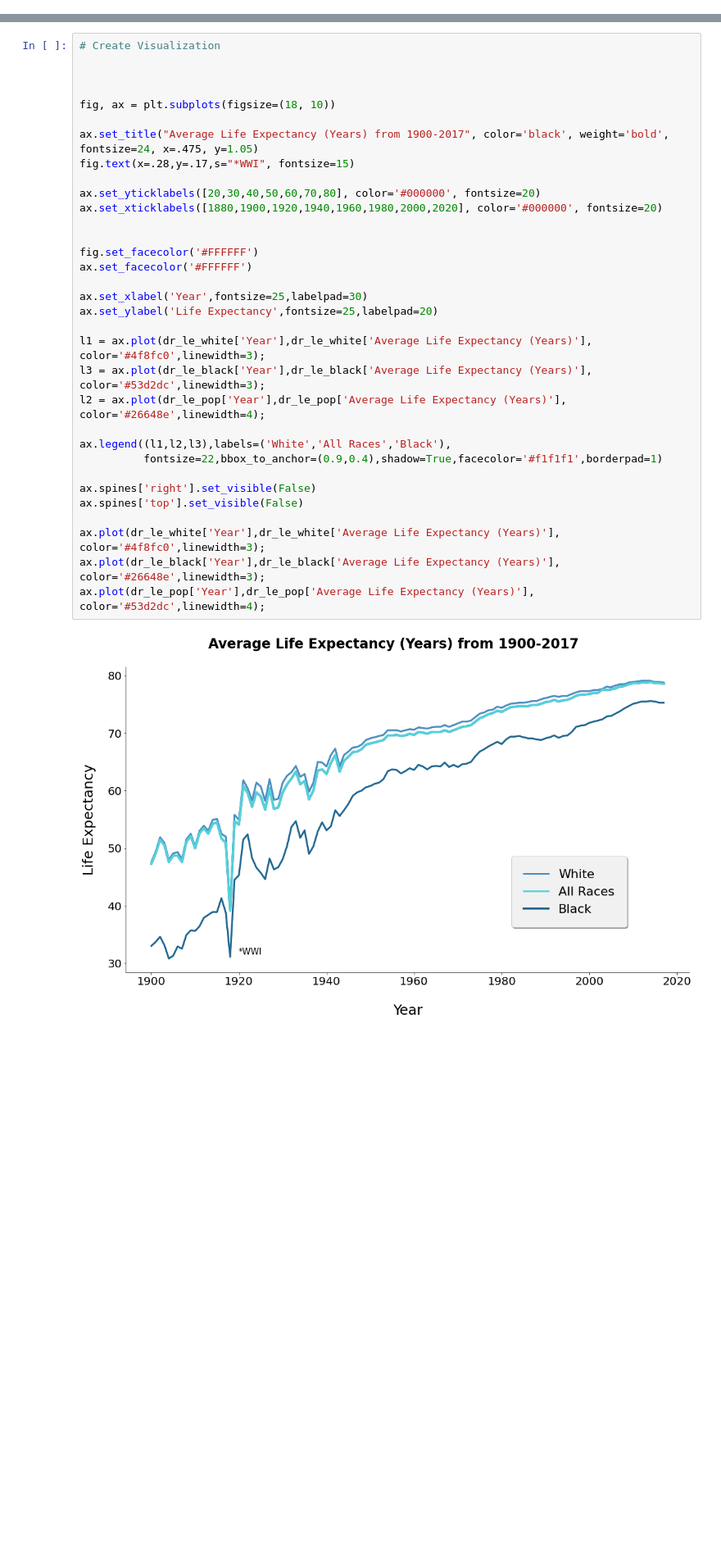
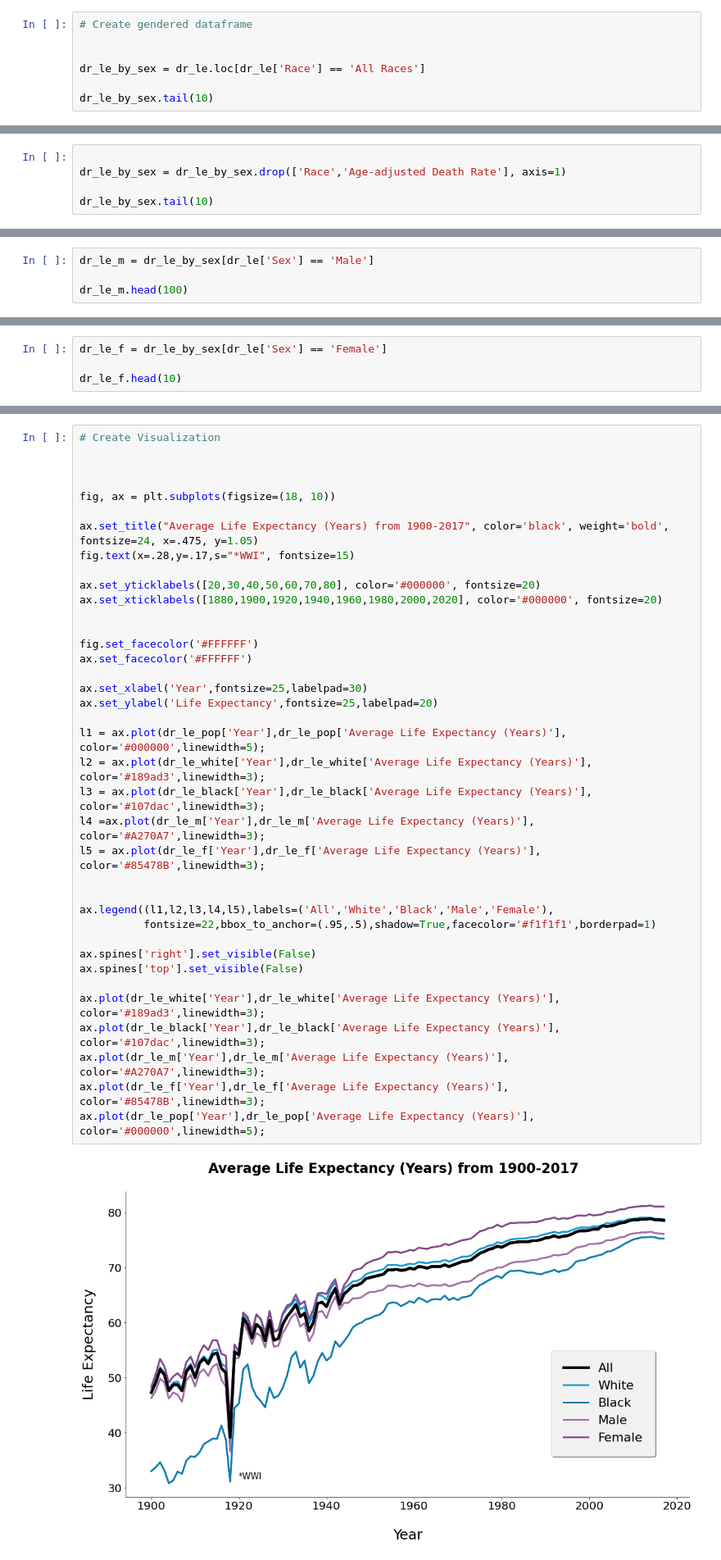
Before and after one commit to KristineYW/DS15-Unit-1-Build, a Jupyter notebook: Build_Week_1_Vis_1_LE.ipynb, the cells around one changed output, grey strips where cells are left out. Shown at 82% size. Drawn from its saved outputs; the diff is of its cells as text; blank space fills up the shorter version.

```diff
--- a/Build_Week_1_Vis_1_LE.ipynb
+++ b/Build_Week_1_Vis_1_LE.ipynb
@@ -190,3 +190,10 @@ dr_le_black.head(10)
 | 361 | 1907 | Black | 32.5 |
 | 362 | 1908 | Black | 34.9 |
 | 363 | 1909 | Black | 35.7 |
+# %%
+# Create gendered dataframe
+
+
+dr_le_by_sex = dr_le.loc[dr_le['Race'] == 'All Races']
+
+dr_le_by_sex.tail(10)
@@ -192,0 +212,5 @@ dr_le_black.head(10)
+# %%
+
+dr_le_by_sex = dr_le_by_sex.drop(['Race','Age-adjusted Death Rate'], axis=1)
+
+dr_le_by_sex.tail(10)
@@ -192,0 +229,4 @@ dr_le_black.head(10)
+# %%
+dr_le_m = dr_le_by_sex[dr_le['Sex'] == 'Male']
+
+dr_le_m.head(100)
@@ -192,0 +247,4 @@ dr_le_black.head(10)
+# %%
+dr_le_f = dr_le_by_sex[dr_le['Sex'] == 'Female']
+
+dr_le_f.head(10)
@@ -193,35 +263,40 @@ dr_le_black.head(10)
 # %%
 # Create Visualization
 
 
 
 fig, ax = plt.subplots(figsize=(18, 10))
 
 ax.set_title("Average Life Expectancy (Years) from 1900-2017", color='black', weight='bold', fontsize=24, x=.475, y=1.05)
 fig.text(x=.28,y=.17,s="*WWI", fontsize=15)
 
 ax.set_yticklabels([20,30,40,50,60,70,80], color='#000000', fontsize=20)
 ax.set_xticklabels([1880,1900,1920,1940,1960,1980,2000,2020], color='#000000', fontsize=20)
 
 
 fig.set_facecolor('#FFFFFF')
 ax.set_facecolor('#FFFFFF')
 
 ax.set_xlabel('Year',fontsize=25,labelpad=30)
 ax.set_ylabel('Life Expectancy',fontsize=25,labelpad=20)
 
-l1 = ax.plot(dr_le_white['Year'],dr_le_white['Average Life Expectancy (Years)'], color='#4f8fc0',linewidth=3);
-l3 = ax.plot(dr_le_black['Year'],dr_le_black['Average Life Expectancy (Years)'], color='#53d2dc',linewidth=3);
-l2 = ax.plot(dr_le_pop['Year'],dr_le_pop['Average Life Expectancy (Years)'], color='#26648e',linewidth=4);
+l1 = ax.plot(dr_le_pop['Year'],dr_le_pop['Average Life Expectancy (Years)'], color='#000000',linewidth=5);
+l2 = ax.plot(dr_le_white['Year'],dr_le_white['Average Life Expectancy (Years)'], color='#189ad3',linewidth=3);
+l3 = ax.plot(dr_le_black['Year'],dr_le_black['Average Life Expectancy (Years)'], color='#107dac',linewidth=3);
+l4 =ax.plot(dr_le_m['Year'],dr_le_m['Average Life Expectancy (Years)'], color='#A270A7',linewidth=3);
+l5 = ax.plot(dr_le_f['Year'],dr_le_f['Average Life Expectancy (Years)'], color='#85478B',linewidth=3);
 
-ax.legend((l1,l2,l3),labels=('White','All Races','Black'),
-          fontsize=22,bbox_to_anchor=(0.9,0.4),shadow=True,facecolor='#f1f1f1',borderpad=1)
+
+ax.legend((l1,l2,l3,l4,l5),labels=('All','White','Black','Male','Female'),
+          fontsize=22,bbox_to_anchor=(.95,.5),shadow=True,facecolor='#f1f1f1',borderpad=1)
 
 ax.spines['right'].set_visible(False)
 ax.spines['top'].set_visible(False)
 
-ax.plot(dr_le_white['Year'],dr_le_white['Average Life Expectancy (Years)'], color='#4f8fc0',linewidth=3);
-ax.plot(dr_le_black['Year'],dr_le_black['Average Life Expectancy (Years)'], color='#26648e',linewidth=3);
-ax.plot(dr_le_pop['Year'],dr_le_pop['Average Life Expectancy (Years)'], color='#53d2dc',linewidth=4);
+ax.plot(dr_le_white['Year'],dr_le_white['Average Life Expectancy (Years)'], color='#189ad3',linewidth=3);
+ax.plot(dr_le_black['Year'],dr_le_black['Average Life Expectancy (Years)'], color='#107dac',linewidth=3);
+ax.plot(dr_le_m['Year'],dr_le_m['Average Life Expectancy (Years)'], color='#A270A7',linewidth=3);
+ax.plot(dr_le_f['Year'],dr_le_f['Average Life Expectancy (Years)'], color='#85478B',linewidth=3);
+ax.plot(dr_le_pop['Year'],dr_le_pop['Average Life Expectancy (Years)'], color='#000000',linewidth=5);
 # %% [output]
-[figure, old version]
+[figure, new version]
```
Also changed, not shown: parts of 11 cells of this notebook.
